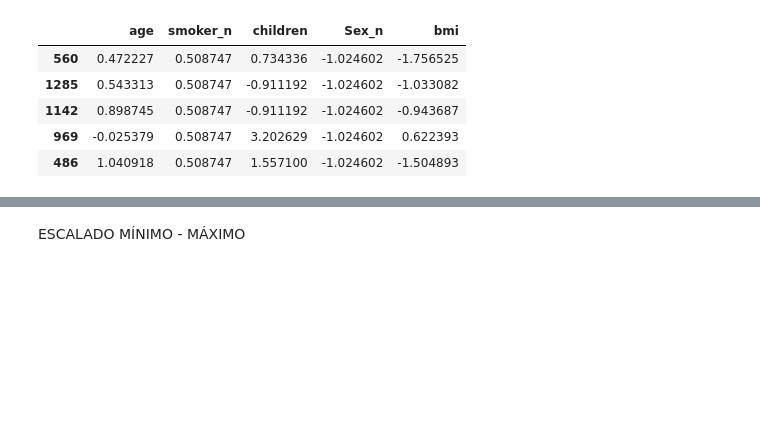
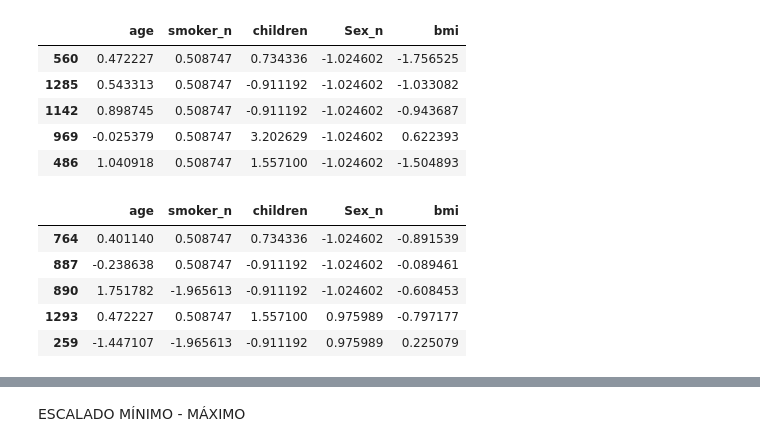
Before and after one commit to PuraCampos/Regresi-n-Lineal, a Jupyter notebook: src/explore.ipynb, the cells around one changed output, grey strips where cells are left out. Saved outputs shown, nothing was run; the diff lists cells and outputs as text; code cells hidden in the pictures; blank space fills up the shorter version.

```diff
--- a/src/explore.ipynb
+++ b/src/explore.ipynb
@@ -306,3 +300,12 @@ X_train_norm.head()
 | 1142 | 0.898745 | 0.508747 | -0.911192 | -1.024602 | -0.943687 |
 | 969 | -0.025379 | 0.508747 | 3.202629 | -1.024602 | 0.622393 |
 | 486 | 1.040918 | 0.508747 | 1.557100 | -1.024602 | -1.504893 |
+# %%
+X_test_norm_con.head()
+# %% [output]
+|  | age | smoker_n | children | Sex_n | bmi |
+| 764 | 0.401140 | 0.508747 | 0.734336 | -1.024602 | -0.891539 |
+| 887 | -0.238638 | 0.508747 | -0.911192 | -1.024602 | -0.089461 |
+| 890 | 1.751782 | -1.965613 | -0.911192 | -1.024602 | -0.608453 |
+| 1293 | 0.472227 | 0.508747 | 1.557100 | 0.975989 | -0.797177 |
+| 259 | -1.447107 | -1.965613 | -0.911192 | 0.975989 | 0.225079 |
```
Also changed, not shown: parts of 13 cells of this notebook, 17 other files.
